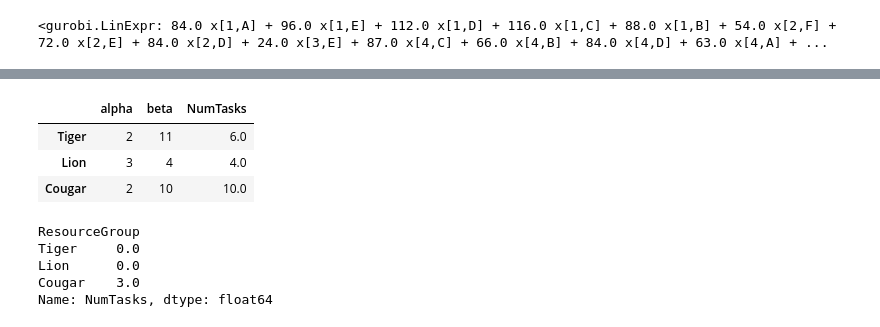
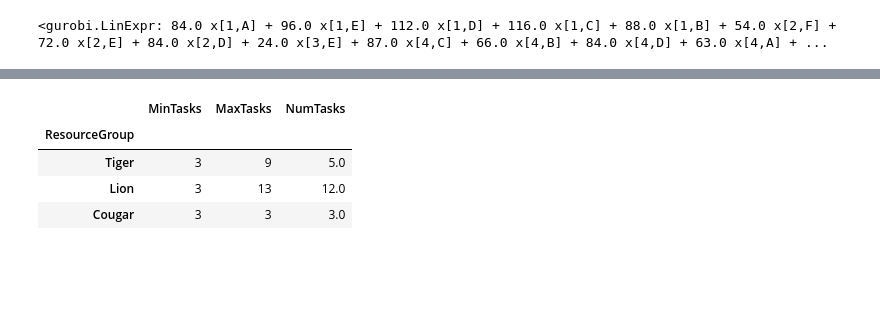
Before and after one commit to rrandall1471/2022-INFORMS-Demo, a Jupyter notebook: dev/Prototype Model.ipynb, the cells around one changed output, grey strips where cells are left out. Cells and saved outputs as stored; diff of their text form; code cells hidden in the pictures; blank space fills up the shorter version.

```diff
--- a/dev/Prototype Model.ipynb
+++ b/dev/Prototype Model.ipynb
@@ -487,20 +454,14 @@ assignment_data.reset_index().sort_values('Task', ascending=False)
 | 0 | 1 | B | 1 | 4 |
 # %%
-resource_group_assignment = pd.concat([resource_groups, pd.concat([assignment_data.groupby('Resource').size().to_frame("NumTasks"), resources[['S']]], axis=1).groupby("S").sum()], axis=1)
+resource_group_assignment = pd.concat([resource_groups,
+pd.concat([assignment_data.groupby('Resource').size().to_frame("NumTasks"), resources[['ResourceGroup']]], axis=1).groupby("ResourceGroup").sum()], axis=1)
 resource_group_assignment
 # %% [output]
-|  | alpha | beta | NumTasks |
-| Tiger | 2 | 11 | 6.0 |
-| Lion | 3 | 4 | 4.0 |
-| Cougar | 2 | 10 | 10.0 |
+|  | MinTasks | MaxTasks | NumTasks |
+| ResourceGroup |  |  |  |
+| Tiger | 3 | 9 | 5.0 |
+| Lion | 3 | 13 | 12.0 |
+| Cougar | 3 | 3 | 3.0 |
-# %%
-[]
-# %% [output]
-ResourceGroup
-Tiger     0.0
-Lion      0.0
-Cougar    3.0
-Name: NumTasks, dtype: float64
 # %%
 fig = go.Figure()
 res_groups = sorted(resource_groups.index)
```
Also changed, not shown: parts of 8 cells of this notebook.
